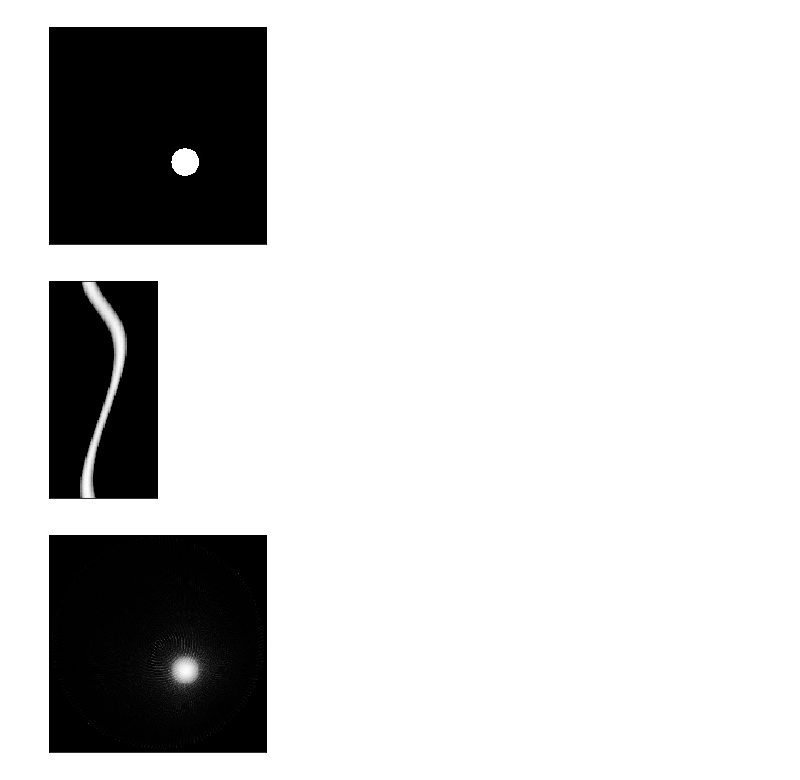
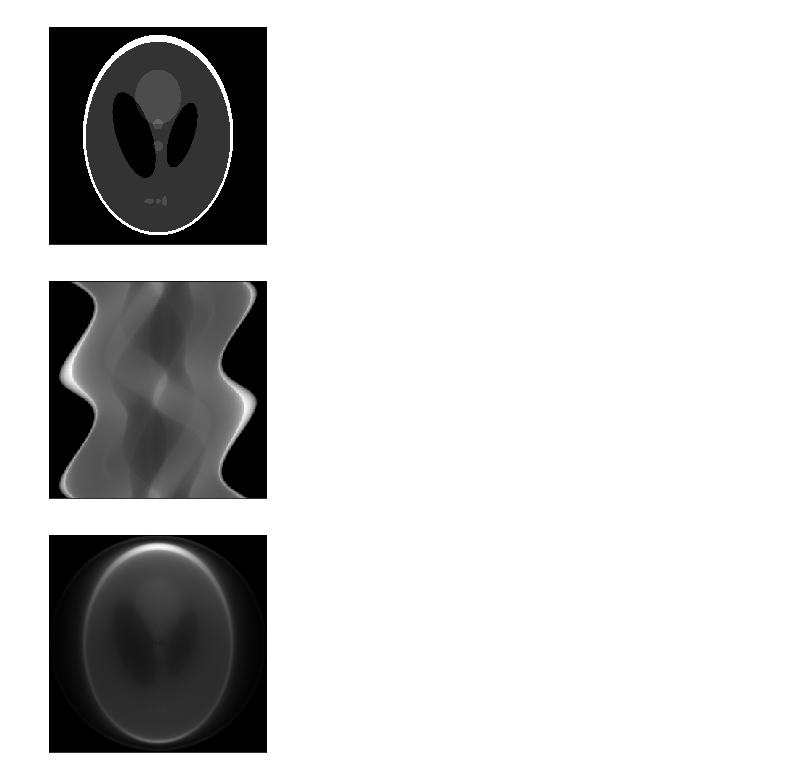
Before and after one commit to implikacja/Tomograf-IwM, a Jupyter notebook: tomograf.ipynb, the cells around one changed output. Saved outputs shown, nothing was run; the diff lists cells and outputs as text; code cells hidden in the pictures.

```diff
--- a/tomograf.ipynb
+++ b/tomograf.ipynb
@@ -82,6 +82,7 @@ def BresenhamLine(img, x1, y1, x2, y2, M):
             it += 1
 
     return (sum / it)
+#     return sum / (img.shape[0] - 10)
 
 def findMax(sinog):
     maks = 0
@@ -98,6 +99,14 @@ def normalize(sinog):
             if maks != 0:
                 sinog[i][j] = sinog[i][j] / maks * 255
     return sinog
+
+def convertToUint8RGB(img):
+    for i, row in enumerate(img):
+        for j, el in enumerate(row):
+            el = np.uint8(round(el))
+            img[i][j] = [el, el, el]
+
+    return img;
 
 def sinogram(img, M, steps=12, l=45, detectors=5, alfa=180):
     alfa = alfa / steps
@@ -130,10 +139,7 @@ def sinogram(img, M, steps=12, l=45, detectors=5, alfa=180):
 
     sinog = normalize(sinog)
 
-    for i, row in enumerate(sinog):
-        for j, el in enumerate(row):
-            el = (round(el)).astype(np.uint8)
-            sinog[i][j] = [el, el, el]
+    sinog = convertToUint8RGB(sinog)
 
     sinog = np.asarray(sinog)
     plot(sinog)
@@ -194,8 +200,34 @@ def BresenhamLineInverse(img, x1, y1, x2, y2, brightness):
 
     return img
 
+def convolve(img, kernelSize):
+    width = len(img)
+    imgNew = []
+    for i in range(width):
+        imgNew.append([])
+        for j in range(width):
+            imgNew[i].append(0.0)
 
-def inverseRadonTransform(img, M, sinog, steps, l, detectors, alfa):
+    kernel = np.ones((kernelSize, kernelSize))
+    kernel /= 1.0 * kernelSize * kernelSize
+
+    shift = (int)((kernelSize-1) / 2)
+    m = shift
+    while m < (width - shift):
+        n = shift
+        while n < (width - shift):
+            i = m - shift
+            while i <= (m + shift):
+                j = n - shift
+                while j <= (n + shift):
+                    imgNew[m][n] += img[i][j] * kernel[m-i][n-j]
+                    j += 1
+                i += 1
+            n += 1
+        m += 1
+    return imgNew
+
+def inverseRadonTransform(img, M, sinog, steps, l, detectors, alfa, kernelSize = 5):
     alfa = alfa / steps
     alfaRadians = m.radians(alfa)
     center = (int)(img.shape[0] / 2)
@@ -230,41 +262,43 @@ def inverseRadonTransform(img, M, sinog, steps, l, detectors, alfa):
 #             ver2
             if M[i][j] != 0:
                 img2[i][j] = el / M[i][j]
 
     img2 = normalize(img2)
 
     for i, row in enumerate(img2):
         for j, el in enumerate(row):
             img2[i][j] = m.pow(el, 2)
 
-    img2 = normalize(img2)
+    img2 = convolve(img2, kernelSize)
 
     for i, row in enumerate(img2):
         for j, el in enumerate(row):
-            el = np.uint8(round(el))
-            img2[i][j] = [el, el, el]
+            img2[i][j] = m.pow(el, (3/2))
 
+    img2 = normalize(img2)
+    img2 = convertToUint8RGB(img2)
     img2 = np.asarray(img2)
     return img2
 
 alfa = 360
-steps = 180
-l = 270
-detectors = 90
-img = load("kropka.bmp")
+steps = 300
+l = 300
+detectors = 300
+kernelSize = 5
+img = load("Shepp_logan.bmp")
 plot(img)
 
 width, height, channels = img.shape
 M = []
 for i in range(width):
     M.append([])
     for j in range(height):
         M[i].append(0)
 
 sinog = sinogram(img, M, steps, l, detectors, alfa)
-newImg = inverseRadonTransform(img, M, sinog, steps, l, detectors, alfa)
+newImg = inverseRadonTransform(img, M, sinog, steps, l, detectors, alfa, kernelSize)
 plot(newImg)
 # %% [output]
-[figure, old version]
+[figure, new version]
-[figure, old version]
+[figure, new version]
-[figure, old version]
+[figure, new version]
```
